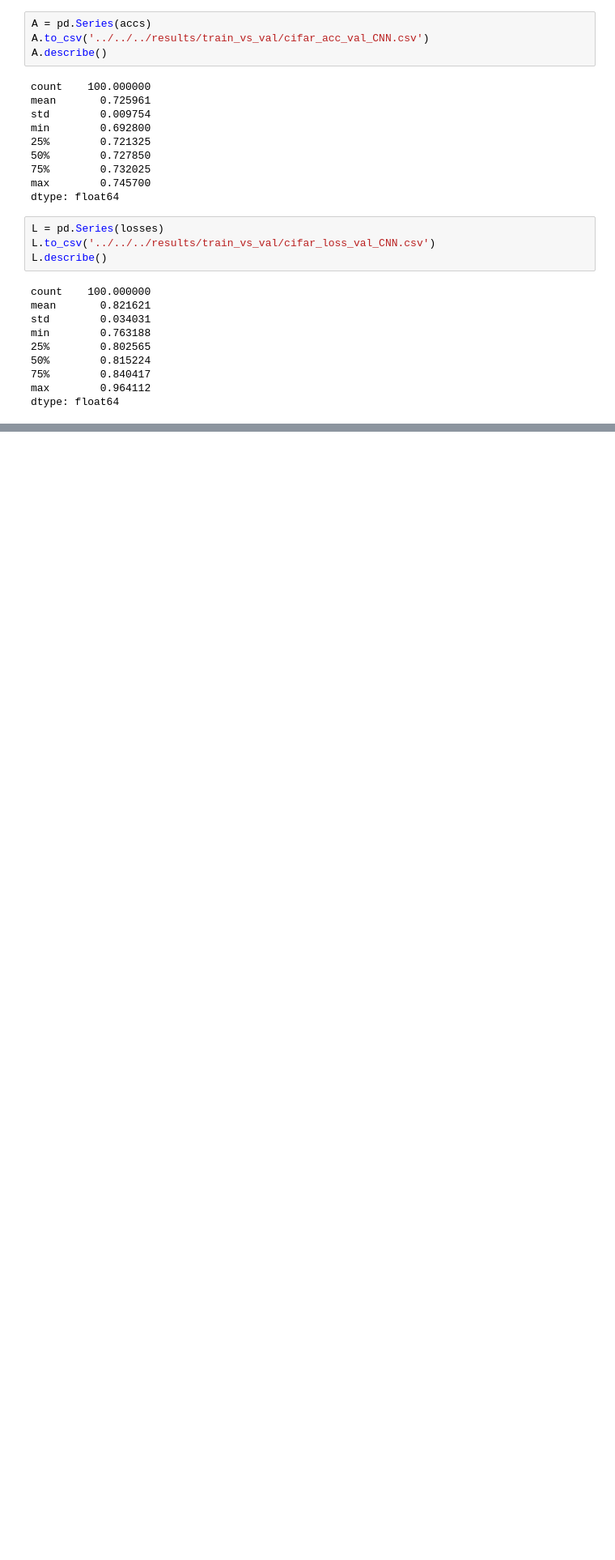
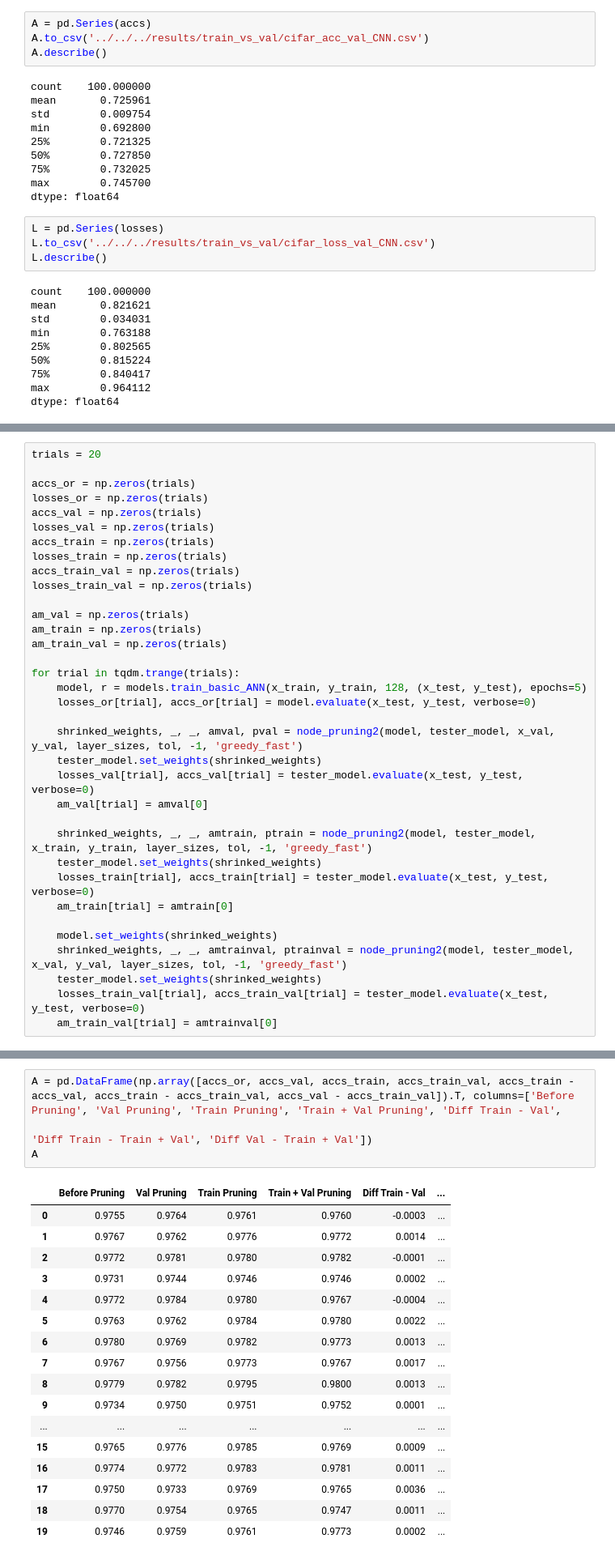
Before and after one commit to lgcharpe/Masters, a Jupyter notebook: notebooks/Thesis Notebooks/Chapter 6/Test.ipynb, the cells around one changed output, grey strips where cells are left out. Shown at 81% size. Cells and saved outputs as stored; diff of their text form; blank space fills up the shorter version.

```diff
--- a/notebooks/Thesis Notebooks/Chapter 6/Test.ipynb
+++ b/notebooks/Thesis Notebooks/Chapter 6/Test.ipynb
@@ -1398,0 +1654,35 @@ dtype: float64
+# %%
+trials = 20
+
+accs_or = np.zeros(trials)
+losses_or = np.zeros(trials)
+accs_val = np.zeros(trials)
+losses_val = np.zeros(trials)
+accs_train = np.zeros(trials)
+losses_train = np.zeros(trials)
+accs_train_val = np.zeros(trials)
+losses_train_val = np.zeros(trials)
+
+am_val = np.zeros(trials)
+am_train = np.zeros(trials)
+am_train_val = np.zeros(trials)
+
+for trial in tqdm.trange(trials):
+    model, r = models.train_basic_ANN(x_train, y_train, 128, (x_test, y_test), epochs=5)
+    losses_or[trial], accs_or[trial] = model.evaluate(x_test, y_test, verbose=0)
+
+    shrinked_weights, _, _, amval, pval = node_pruning2(model, tester_model, x_val, y_val, layer_sizes, tol, -1, 'greedy_fast')
+    tester_model.set_weights(shrinked_weights)
+    losses_val[trial], accs_val[trial] = tester_model.evaluate(x_test, y_test, verbose=0)
+    am_val[trial] = amval[0]
+
+    shrinked_weights, _, _, amtrain, ptrain = node_pruning2(model, tester_model, x_train, y_train, layer_sizes, tol, -1, 'greedy_fast')
+    tester_model.set_weights(shrinked_weights)
+    losses_train[trial], accs_train[trial] = tester_model.evaluate(x_test, y_test, verbose=0)
+    am_train[trial] = amtrain[0]
+
+    model.set_weights(shrinked_weights)
+    shrinked_weights, _, _, amtrainval, ptrainval = node_pruning2(model, tester_model, x_val, y_val, layer_sizes, tol, -1, 'greedy_fast')
+    tester_model.set_weights(shrinked_weights)
+    losses_train_val[trial], accs_train_val[trial] = tester_model.evaluate(x_test, y_test, verbose=0)
+    am_train_val[trial] = amtrainval[0]
@@ -1398,0 +1763,22 @@ dtype: float64
+# %%
+A = pd.DataFrame(np.array([accs_or, accs_val, accs_train, accs_train_val, accs_train - accs_val, accs_train - accs_train_val, accs_val - accs_train_val]).T, columns=['Before Pruning', 'Val Pruning', 'Train Pruning', 'Train + Val Pruning', 'Diff Train - Val',
+                                                                                                                              'Diff Train - Train + Val', 'Diff Val - Train + Val'])
+A
+# %% [output]
+|  | Before Pruning | Val Pruning | Train Pruning | Train + Val Pruning | Diff Train - Val | ... |
+| 0 | 0.9755 | 0.9764 | 0.9761 | 0.9760 | -0.0003 | ... |
+| 1 | 0.9767 | 0.9762 | 0.9776 | 0.9772 | 0.0014 | ... |
+| 2 | 0.9772 | 0.9781 | 0.9780 | 0.9782 | -0.0001 | ... |
+| 3 | 0.9731 | 0.9744 | 0.9746 | 0.9746 | 0.0002 | ... |
+| 4 | 0.9772 | 0.9784 | 0.9780 | 0.9767 | -0.0004 | ... |
+| 5 | 0.9763 | 0.9762 | 0.9784 | 0.9780 | 0.0022 | ... |
+| 6 | 0.9780 | 0.9769 | 0.9782 | 0.9773 | 0.0013 | ... |
+| 7 | 0.9767 | 0.9756 | 0.9773 | 0.9767 | 0.0017 | ... |
+| 8 | 0.9779 | 0.9782 | 0.9795 | 0.9800 | 0.0013 | ... |
+| 9 | 0.9734 | 0.9750 | 0.9751 | 0.9752 | 0.0001 | ... |
+| ... | ... | ... | ... | ... | ... | ... |
+| 15 | 0.9765 | 0.9776 | 0.9785 | 0.9769 | 0.0009 | ... |
+| 16 | 0.9774 | 0.9772 | 0.9783 | 0.9781 | 0.0011 | ... |
+| 17 | 0.9750 | 0.9733 | 0.9769 | 0.9765 | 0.0036 | ... |
+| 18 | 0.9770 | 0.9754 | 0.9765 | 0.9747 | 0.0011 | ... |
+| 19 | 0.9746 | 0.9759 | 0.9761 | 0.9773 | 0.0002 | ... |
```
Also changed, not shown: parts of 24 cells of this notebook, 19 other files.
